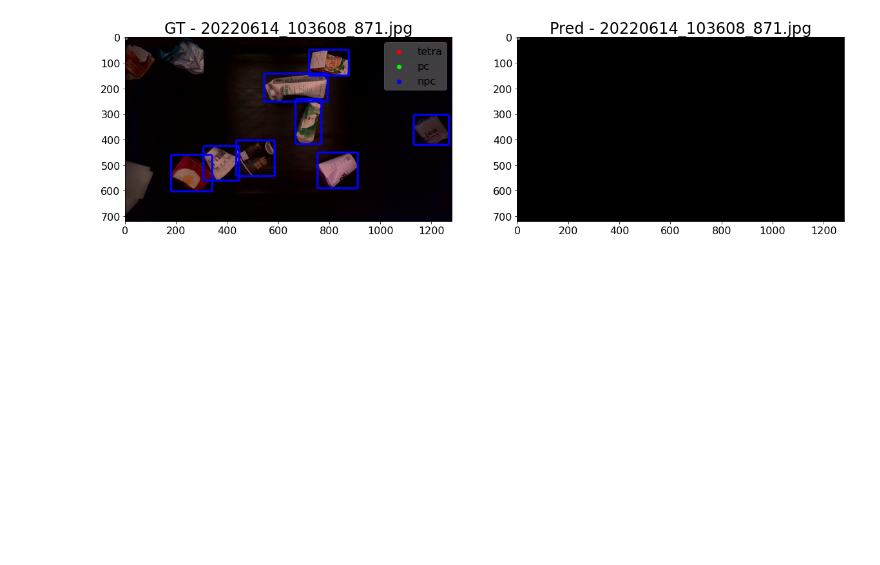
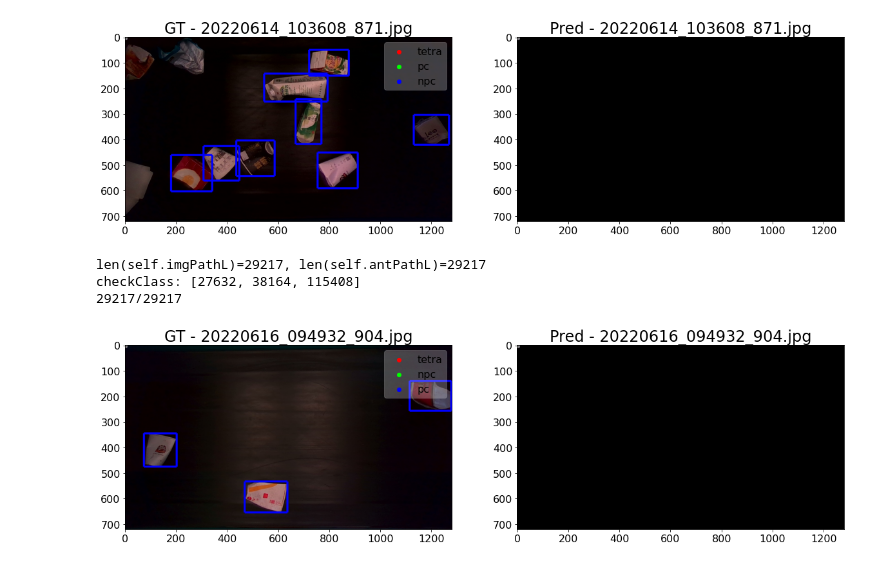
Before and after one commit to bnbsking/0-DETReg, a Jupyter notebook: _code1/preprocessingDownstream.ipynb, the cells around one changed output. Saved outputs shown, nothing was run; the diff lists cells and outputs as text; code cells hidden in the pictures; blank space fills up the shorter version.

```diff
--- a/_code1/preprocessingDownstream.ipynb
+++ b/_code1/preprocessingDownstream.ipynb
@@ -23,13 +23,13 @@ class PrepareDownstream: # yolo2coco
         print( f"checkShape:", { shape:len(self.shapeD[shape]) for shape in self.shapeD } )
 
     def checkClass(self): # optional
-        self.classL = [0]*len(self.classL)
+        self.classN = [0]*len(self.classL)
         for i,antPath in enumerate(self.antPathL):
             for line in open(antPath,"r").readlines():
                 cid, cx, cy, w, h = line.replace("\n","").split(" ")
-                self.classL[int(cid)]+=1
+                self.classN[int(cid)]+=1
                 assert 0<=float(cx)<=1 or not 0<=float(cy)<=1 or not 0<=float(w)<=1 or not 0<=float(h)<=1, antPath
-        print( f"checkClass:", self.classL )
+        print( f"checkClass:", self.classN )
 
     def convertCoco(self, group="train"):
         os.makedirs(f"{self.dstPath}/MSCoco/{group}2017", exist_ok=True)
@@ -51,3 +51,14 @@ obj.show()
 # %% [output]
 len(self.imgPathL)=3145, len(self.antPathL)=3145
 [figure]
+# %%
+obj = PrepareDownstream("DF_WuGu_Relay_36K/trainset", "DF_WuGu_Relay_36K/trainset", ['tetra','npc','pc'], "wuguv1")
+#obj.checkShape()
+obj.checkClass()
+obj.convertCoco()
+obj.show()
+# %% [output]
+len(self.imgPathL)=29217, len(self.antPathL)=29217
+checkClass: [27632, 38164, 115408]
+29217/29217
+[figure, added]
```
Also changed, not shown: parts of 1 cell of this notebook, 7 other files.
